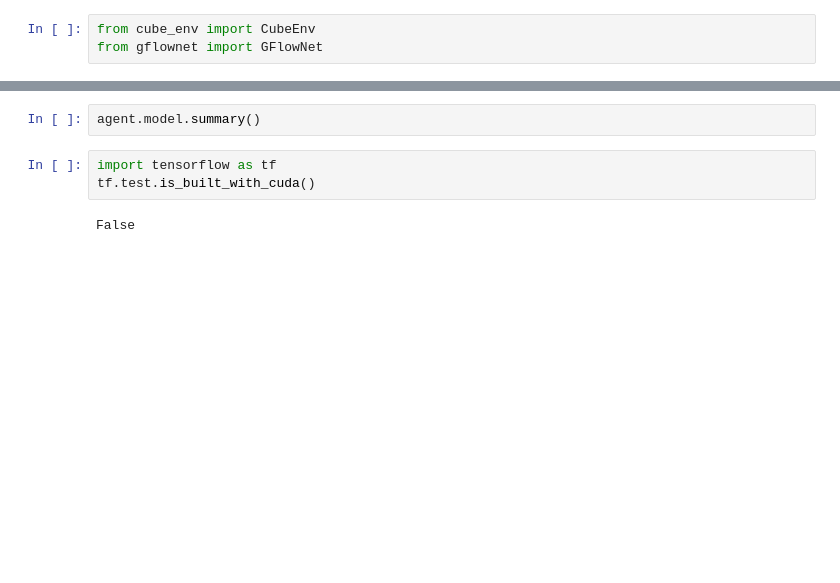
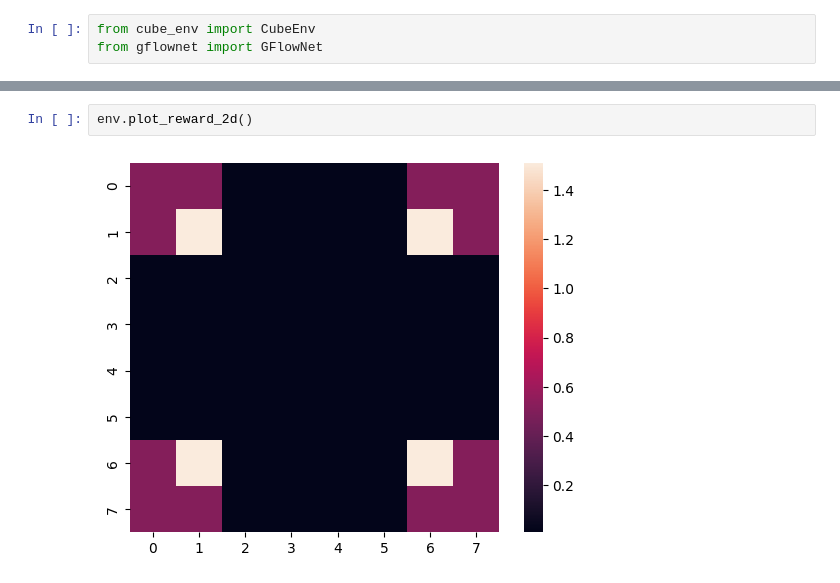
Before and after one commit to FabianScott/gflownet_tf2, a Jupyter notebook: Own_attempt/own_demo.ipynb, the cells around one changed output, grey strips where cells are left out. Drawn from its saved outputs; the diff is of its cells as text; blank space fills up the shorter version.

```diff
--- a/Own_attempt/own_demo.ipynb
+++ b/Own_attempt/own_demo.ipynb
@@ -32,7 +33,4 @@ KeyboardInterrupt
-# %%
-agent.model.summary()
-# %%
-import tensorflow as tf
-tf.test.is_built_with_cuda()
-# %% [output]
-False
+# %%
+env.plot_reward_2d()
+# %% [output]
+[figure, added]
```
Also changed, not shown: parts of 5 cells of this notebook, 6 other files.
